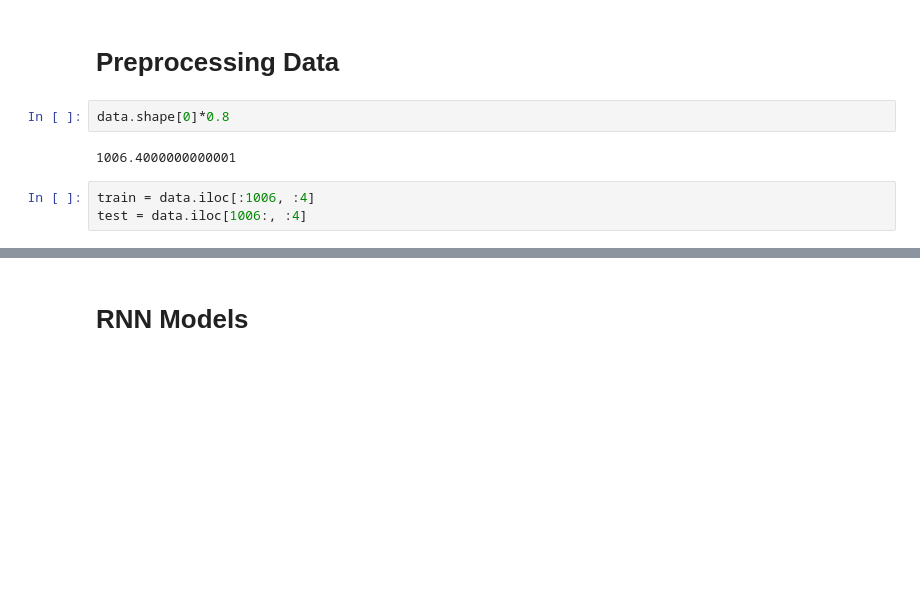
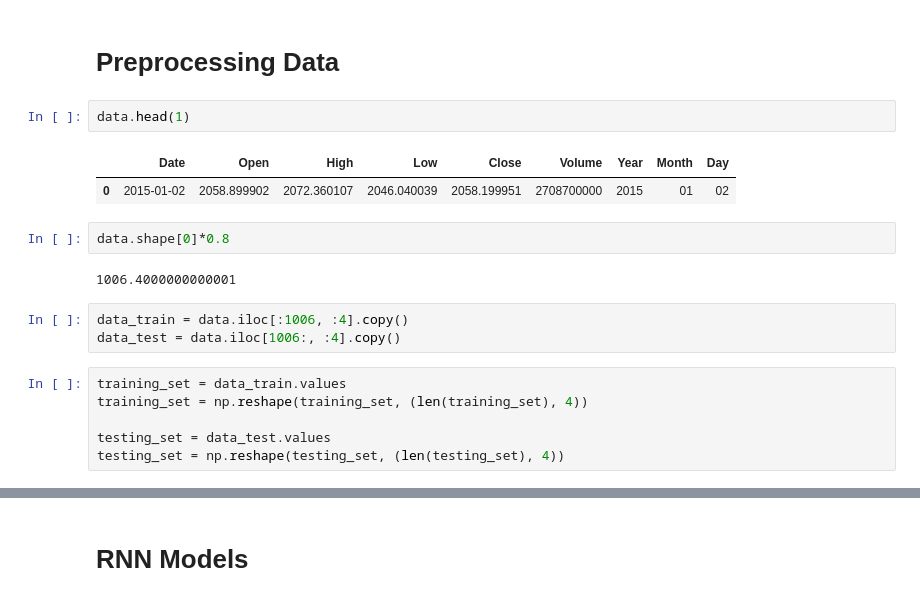
Before and after one commit to oimartin/SP_500_index_RNN, a Jupyter notebook: sp500_notebook.ipynb, the cells around one changed output, grey strips where cells are left out. Drawn from its saved outputs; the diff is of its cells as text; blank space fills up the shorter version.

```diff
--- a/sp500_notebook.ipynb
+++ b/sp500_notebook.ipynb
@@ -221,10 +270,21 @@ fig.show()
 # %% [markdown]
 # Preprocessing Data
+# %%
+data.head(1)
+# %% [output]
+|  | Date | Open | High | Low | Close | Volume | Year | Month | Day |
+| 0 | 2015-01-02 | 2058.899902 | 2072.360107 | 2046.040039 | 2058.199951 | 2708700000 | 2015 | 01 | 02 |
 # %%
 data.shape[0]*0.8
 # %% [output]
 1006.4000000000001
 # %%
-train = data.iloc[:1006, :4]
-test = data.iloc[1006:, :4]
+data_train = data.iloc[:1006, :4].copy()
+data_test = data.iloc[1006:, :4].copy()
+# %%
+training_set = data_train.values
+training_set = np.reshape(training_set, (len(training_set), 4))
+
+testing_set = data_test.values
+testing_set = np.reshape(testing_set, (len(testing_set), 4))
 # %%
```
Also changed, not shown: parts of 15 cells of this notebook.
